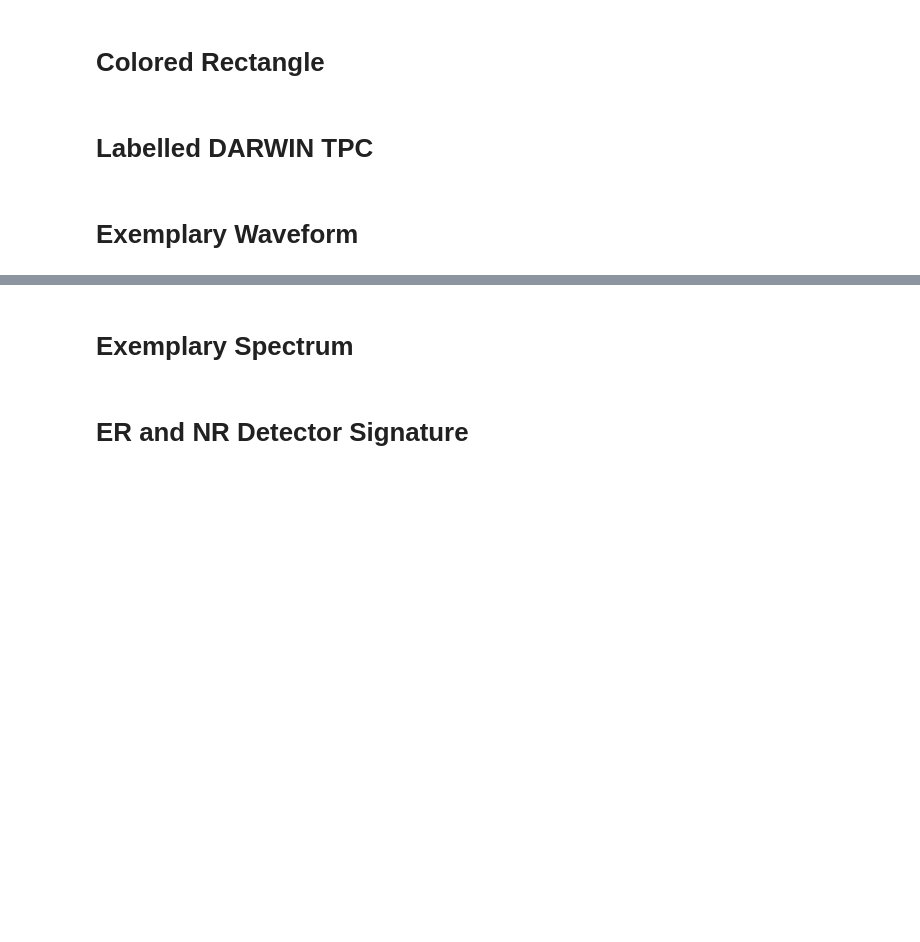
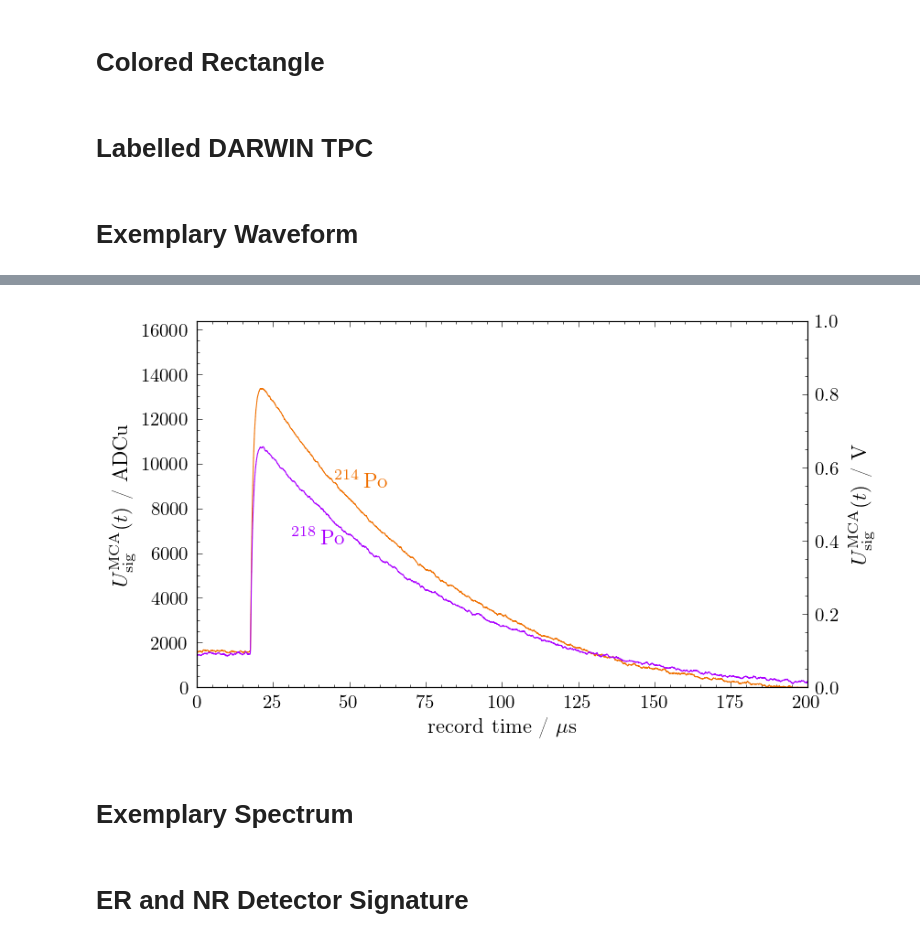
Before and after one commit to DanielBaur/monxe_software, a Jupyter notebook: miscfig/Miscellaneous_Figures.ipynb, the cells around one changed output, grey strips where cells are left out. Saved outputs shown, nothing was run; the diff lists cells and outputs as text; code cells hidden in the pictures; blank space fills up the shorter version.

Commit message:
quick git command via 'work_thesis_git'

```diff
--- a/miscfig/Miscellaneous_Figures.ipynb
+++ b/miscfig/Miscellaneous_Figures.ipynb
@@ -414,10 +529,10 @@ if [False,True][0]:
     # setting up the canvas
     fig, ax1 =plt.subplots(figsize=standard_figsize)
     # drawing the nuclei
-    miscfig.draw_nucleon(ax=ax1, r=miscfig.vs(center,(+6.5,-6.5)), circlecolor=monxeana.isotope_dict["po218"]["color"], bordercolor=circle_color_b, lw=circle_linewidth, radius=circle_radius, izorder=24)
-    miscfig.draw_nucleon(ax=ax1, r=miscfig.vs(center,(-6.5,+6.5)), circlecolor=monxeana.isotope_dict["po218"]["color"], bordercolor=circle_color_b, lw=circle_linewidth, radius=circle_radius, izorder=24)
-    miscfig.draw_nucleon(ax=ax1, r=miscfig.vs(center,(+6.5,+6.5)), circlecolor=monxeana.isotope_dict["po218"]["color"], bordercolor=circle_color_b, lw=circle_linewidth, radius=circle_radius, izorder=24)
-    miscfig.draw_nucleon(ax=ax1, r=miscfig.vs(center,(-6.5,-6.5)), circlecolor=monxeana.isotope_dict["po218"]["color"], bordercolor=circle_color_b, lw=circle_linewidth, radius=circle_radius, izorder=24)
+    miscfig.draw_nucleon(ax=ax1, r=miscfig.vs(center,(+6.5,-6.5)), circlecolor=monxeana.isotope_dict["po214"]["color"], bordercolor=circle_color_b, lw=circle_linewidth, radius=circle_radius, izorder=24)
+    miscfig.draw_nucleon(ax=ax1, r=miscfig.vs(center,(-6.5,+6.5)), circlecolor=monxeana.isotope_dict["po214"]["color"], bordercolor=circle_color_b, lw=circle_linewidth, radius=circle_radius, izorder=24)
+    miscfig.draw_nucleon(ax=ax1, r=miscfig.vs(center,(+6.5,+6.5)), circlecolor=monxeana.isotope_dict["po214"]["color"], bordercolor=circle_color_b, lw=circle_linewidth, radius=circle_radius, izorder=24)
+    miscfig.draw_nucleon(ax=ax1, r=miscfig.vs(center,(-6.5,-6.5)), circlecolor=monxeana.isotope_dict["po214"]["color"], bordercolor=circle_color_b, lw=circle_linewidth, radius=circle_radius, izorder=24)
     # axes: aspect of the axes
     ax1.set_aspect('equal')
     ax1.set_ylim([-10,100])
@@ -3635,0 +3695,84 @@ if [False,True][0]:
+# %%
+
+if [False,True][1]:
+
+
+    # data selection
+    sample_id = r"zeolite\_powder"
+    abspath_list_file = "/home/daniel/Desktop/arbeitsstuff/gemse/studies/20211027__from_mc2_to_compass/raw_data/DataR_CH0@DT5781A_793_run_21.csv"
+    abspath_list_file = "/home/daniel/Desktop/arbeitsstuff/monxe/measurements/20211123__38__zeolite_powder/DAQ/run/RAW/DataR_CH0@DT5781A_840_run.csv"
+    event_index = 0
+
+
+    # raw data retrieval
+    raw_data = monxeana.get_raw_data_ndarray_from_mca_list_file(
+        abspath_list_file = abspath_list_file,
+        flag_abspath_output_ndarray = [],
+        flag_ctr = 10**10,
+        flag_multiple_list_files = [False, True][0],
+        flag_get_waveform_data = [False, True, [78785430000]][1],
+        flag_ignored_list_files = [])
+
+
+    # event selection
+    events_dict = {
+#        "po210" : raw_data[raw_data["pulse_height_adc"]==int(18+monxeana.energy_channel_relation(
+#            energy_val = monxeana.isotope_dict["po210"]["alpha_energy_kev"]/1000,
+#            flag_spectrum_data = "simultaneous_crystal_ball_fit_and_linear_energy_channel_relation",
+#            energy_channel_relation_function_parameters = monxeana.get_dict_from_json("/home/daniel/Desktop/arbeitsstuff/monxe/measurements/20211123__38__zeolite_powder/measurement_data.json")["spectrum_data_output"]["energy_channel_relation"]["fit_data"],
+#            energy_val_unit = "mev",
+#            ))][0],
+        "po214" : raw_data[raw_data["pulse_height_adc"]==int(3+monxeana.energy_channel_relation(
+            energy_val = monxeana.isotope_dict["po214"]["alpha_energy_kev"]/1000,
+            flag_spectrum_data = "simultaneous_crystal_ball_fit_and_linear_energy_channel_relation",
+            energy_channel_relation_function_parameters = monxeana.get_dict_from_json("/home/daniel/Desktop/arbeitsstuff/monxe/measurements/20211123__38__zeolite_powder/measurement_data.json")["spectrum_data_output"]["energy_channel_relation"]["fit_data"],
+            energy_val_unit = "mev",
+            ))][0],
+        "po218" : raw_data[raw_data["pulse_height_adc"]==int(monxeana.energy_channel_relation(
+            energy_val = monxeana.isotope_dict["po218"]["alpha_energy_kev"]/1000,
+            flag_spectrum_data = "simultaneous_crystal_ball_fit_and_linear_energy_channel_relation",
+            energy_channel_relation_function_parameters = monxeana.get_dict_from_json("/home/daniel/Desktop/arbeitsstuff/monxe/measurements/20211123__38__zeolite_powder/measurement_data.json")["spectrum_data_output"]["energy_channel_relation"]["fit_data"],
+            energy_val_unit = "mev",
+            ))][0],
+    }
+
+
+    # setting up the canvas
+    fig, ax1 = plt.subplots(figsize=[miscfig.standard_figsize_x_inch,miscfig.standard_figsize_x_inch*(9/16)], dpi=150, constrained_layout=True)
+    ax1.set_ylim([0,16384])
+    ax1.set_xlim([0,200])
+    ax1.set_xlabel(r"record time / $\mu \mathrm{s}$", fontsize=11)
+    ax1.set_ylabel(r"$U_{\mathrm{sig}}^{\mathrm{MCA}}(t)$ / $\mathrm{ADCu}$", fontsize=11)
+    ax2 = ax1.twinx()
+    ax2.set_ylabel(r"$U_{\mathrm{sig}}^{\mathrm{MCA}}(t)$ / $\mathrm{V}$", fontsize=11, labelpad=5)
+    ax2.set_ylim([0,1])
+
+
+    # plotting the waveforms
+    for event in [*events_dict]:
+        ax1.plot(
+            [10*(1/1000)*i for i in range(len(events_dict[event]["wfm_data"]))],
+            events_dict[event]["wfm_data"],
+            linewidth = 0.5,
+            color = monxeana.isotope_dict[event]["color"],
+            linestyle = '-')
+
+    # annotating the isotopes
+    label_dict = {
+        "po218" : [0.2, 0.405],
+        "po214" : [0.27, 0.56],
+    }
+    for label in [*label_dict]:
+        ax1.text(
+            x = label_dict[label][0],
+            y = label_dict[label][1],
+            s = monxeana.isotope_dict[label]["latex_label"],
+            horizontalalignment = "center",
+            verticalalignment = "center",
+            transform = ax1.transAxes,
+            fontsize = 11,
+            color = monxeana.isotope_dict[label]["color"],)
+
+    # saving
+    fig.savefig("/home/daniel/Desktop/arbeitsstuff/thesis/images/miscfig/exemplary_monxe_wfm.png")
+# %% [output]
@@ -3636,3 +3791,4 @@ if [False,True][0]:
+[figure, added]
 # %% [markdown]
 # Exemplary Spectrum
 # %%
```
Also changed, not shown: parts of 14 cells of this notebook, 9 other files.
